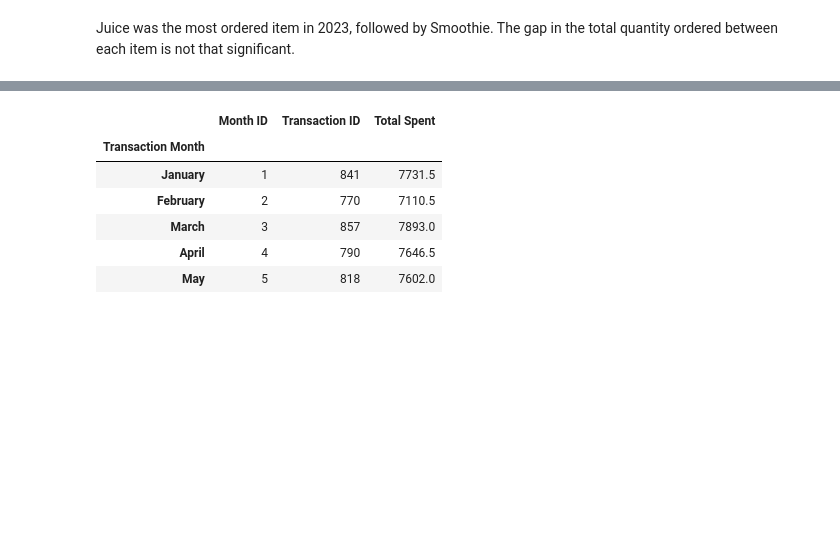
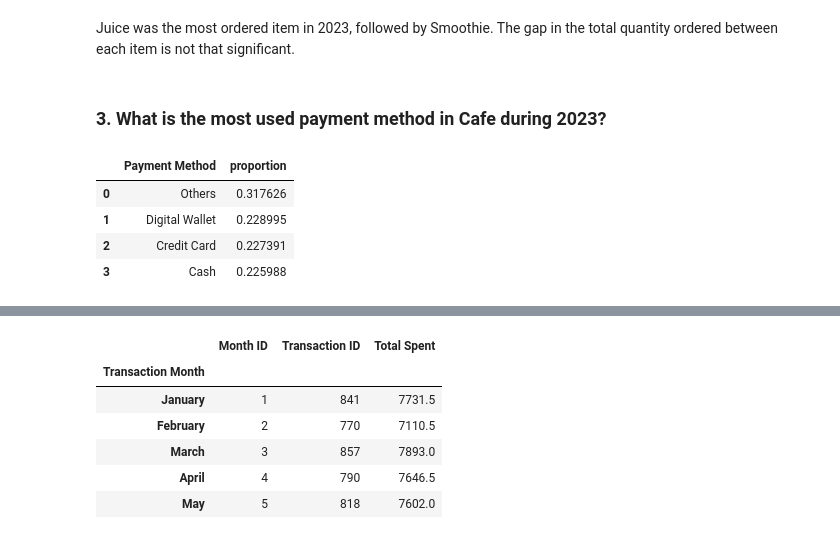
Before and after one commit to jeeenss/Data-Analysis-with-Python, a Jupyter notebook: Cafe_Sales/cafe_sales_analysis.ipynb, the cells around one changed output, grey strips where cells are left out. Saved outputs shown, nothing was run; the diff lists cells and outputs as text; code cells hidden in the pictures; blank space fills up the shorter version.

```diff
--- a/Cafe_Sales/cafe_sales_analysis.ipynb
+++ b/Cafe_Sales/cafe_sales_analysis.ipynb
@@ -1139,3 +1139,15 @@ Passing `palette` without assigning `hue` is deprecated and will be removed in v
 [figure]
 # %% [markdown]
 Juice was the most ordered item in 2023, followed by Smoothie. The gap in the total quantity ordered between each item is not that significant.
+# %% [markdown]
+### 3. What is the most used payment method in Cafe during 2023? ###
+# %%
+most_used_paymentmethod = df['Payment Method'].value_counts(normalize=True).reset_index()
+most_used_paymentmethod = pd.DataFrame(most_used_paymentmethod)
+most_used_paymentmethod
+# %% [output]
+|  | Payment Method | proportion |
+| 0 | Others | 0.317626 |
+| 1 | Digital Wallet | 0.228995 |
+| 2 | Credit Card | 0.227391 |
+| 3 | Cash | 0.225988 |
```
Also changed, not shown: parts of 5 cells of this notebook.
